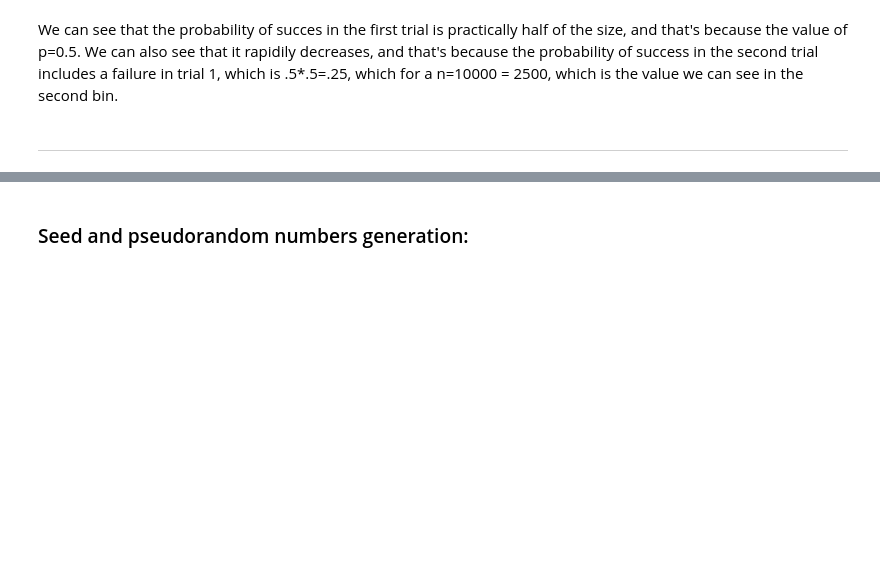
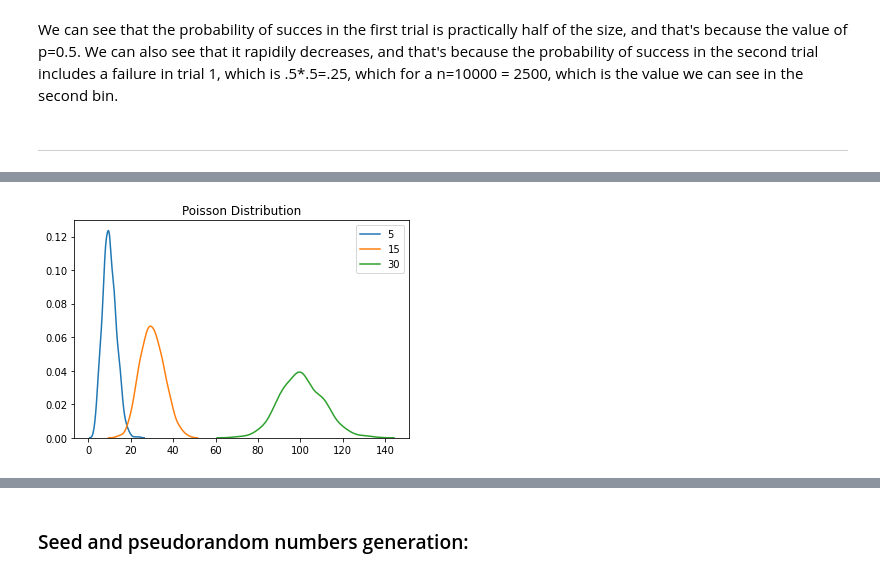
Before and after one commit to Daniel-GS-prog/numpy.random-, a Jupyter notebook: numpy-random.ipynb, the cells around one changed output, grey strips where cells are left out. Cells and saved outputs as stored; diff of their text form; code cells hidden in the pictures; blank space fills up the shorter version.

Commit message:
hypergeometric,exponential and poisson distributions added

```diff
--- a/numpy-random.ipynb
+++ b/numpy-random.ipynb
@@ -421,0 +444,12 @@ We can see that the probability of succes in the first trial is practically half
+# %%
+# Different poisson charts for values of lamba. Poisson and binomial distributions
+# will behave like normal distribution as n grows.
+
+sns.distplot(rng.poisson(lam=10, size=1000), hist=False, label='5')
+sns.distplot(rng.poisson(lam=30, size=1000), hist=False, label='15')
+sns.distplot(rng.poisson(lam=100, size=1000), hist=False, label='30')
+
+plt.title("Poisson Distribution")
+plt.show()
+# %% [output]
+[figure, added]
```
Also changed, not shown: parts of 38 cells of this notebook.
